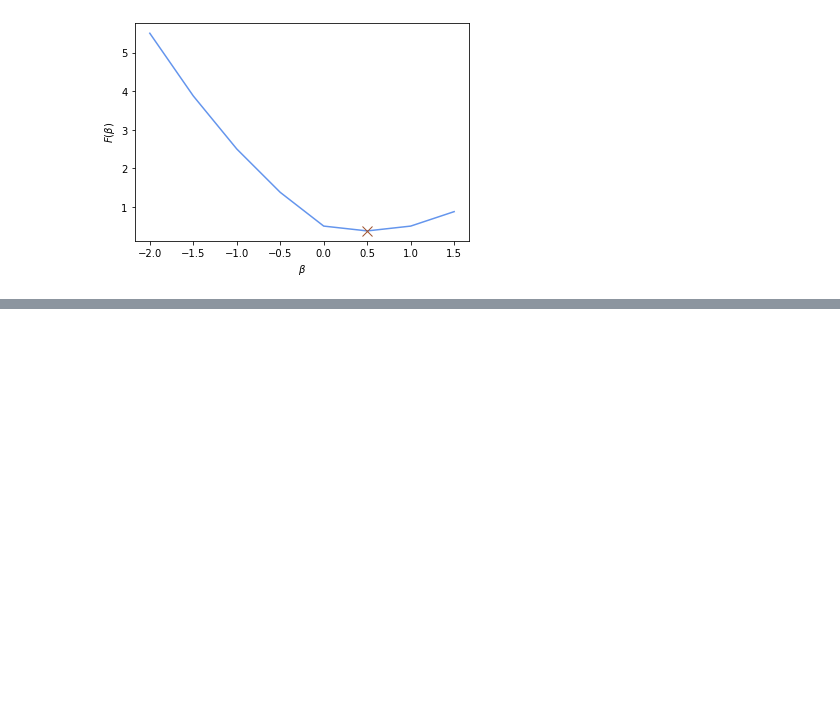
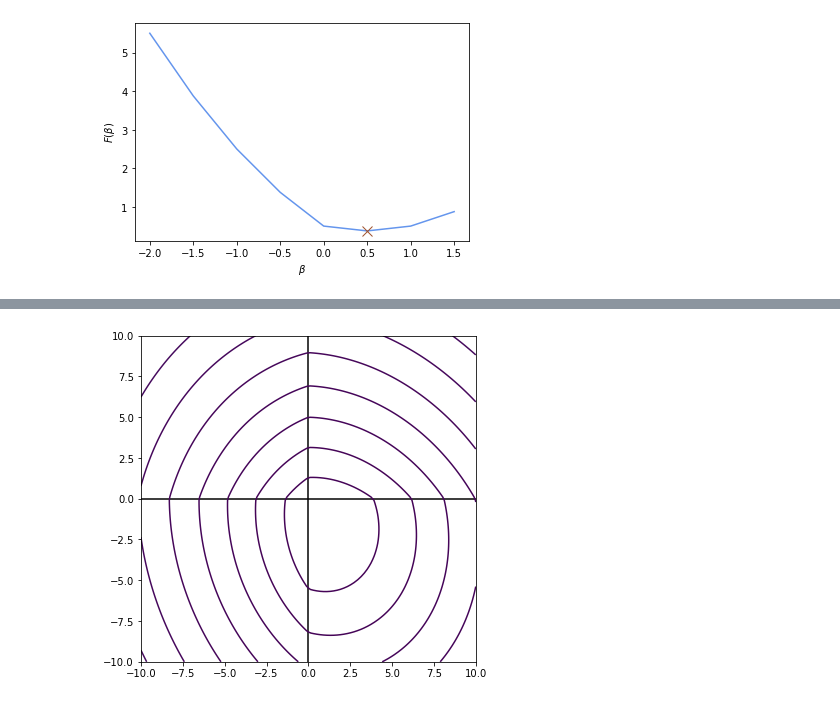
Before and after one commit to anushnap/data558hw4, a Jupyter notebook: hw4-coding.ipynb, the cells around one changed output, grey strips where cells are left out. Cells and saved outputs as stored; diff of their text form; code cells hidden in the pictures; blank space fills up the shorter version.

```diff
--- a/hw4-coding.ipynb
+++ b/hw4-coding.ipynb
@@ -41,0 +125,43 @@ Text(0, 0.5, '$F(\\beta)$')
+# %%
+# Generate new data
+np.random.seed(123)
+X = np.random.normal(size=(10, 2))
+beta = np.array([2.0, -5.0])
+y = np.dot(X, beta) + np.random.normal(10)
+lam = 3.0
+# %%
+def plot_objective(X, y, computeobj, lambda_, min_beta=None, iterates=None):
+    nb = 100
+    brange = np.linspace(-10, 10, nb)
+    b1, b2 = np.meshgrid(brange, brange)
+
+    z = np.array([computeobj(beta, X, y, lambda_) for
+                  beta in zip(b1.ravel(), b2.ravel())])
+
+    levels = np.logspace(-5,4,100)
+
+    plt.figure(figsize=(6,6))
+    plt.hlines(y=0, xmin=-10, xmax=10, color='k')
+    plt.vlines(x=0, ymin=-10, ymax=10, color='k')
+
+    if min_beta is not None:
+        plt.scatter(min_beta[0], min_beta[1], marker="x", s=100, color='k')
+
+    if iterates is not None:
+        # Arrows.
+        for j in range(1, len(iterates)):
+            plt.annotate(
+                "",
+                xy=iterates[j],
+                xytext=iterates[j - 1],
+                arrowprops={"arrowstyle": "->", "color": color, "lw": 1},
+                va="center",
+                ha="center",
+            )
+
+    plt.contour(brange, brange, z.reshape((nb, nb)), levels=levels);
+    plt.show()
+# %%
+plot_objective(X, y, computeobj, lam)
+# %% [output]
+[figure, added]
```
Also changed, not shown: parts of 6 cells of this notebook.
